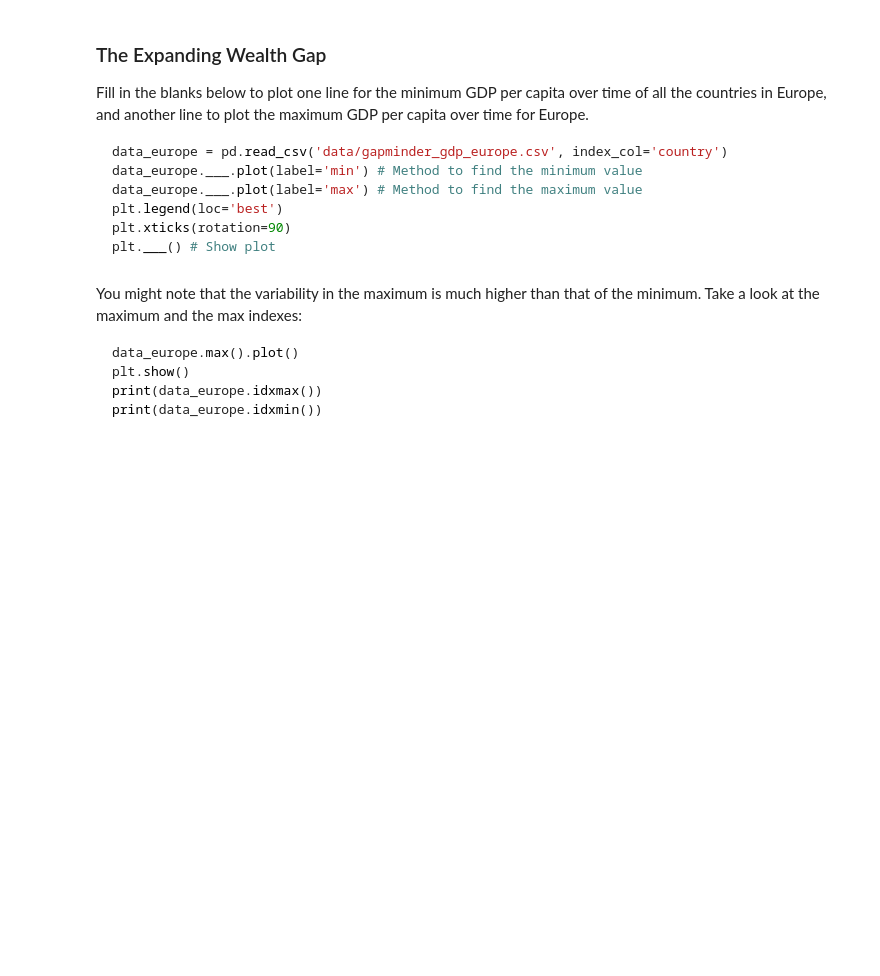
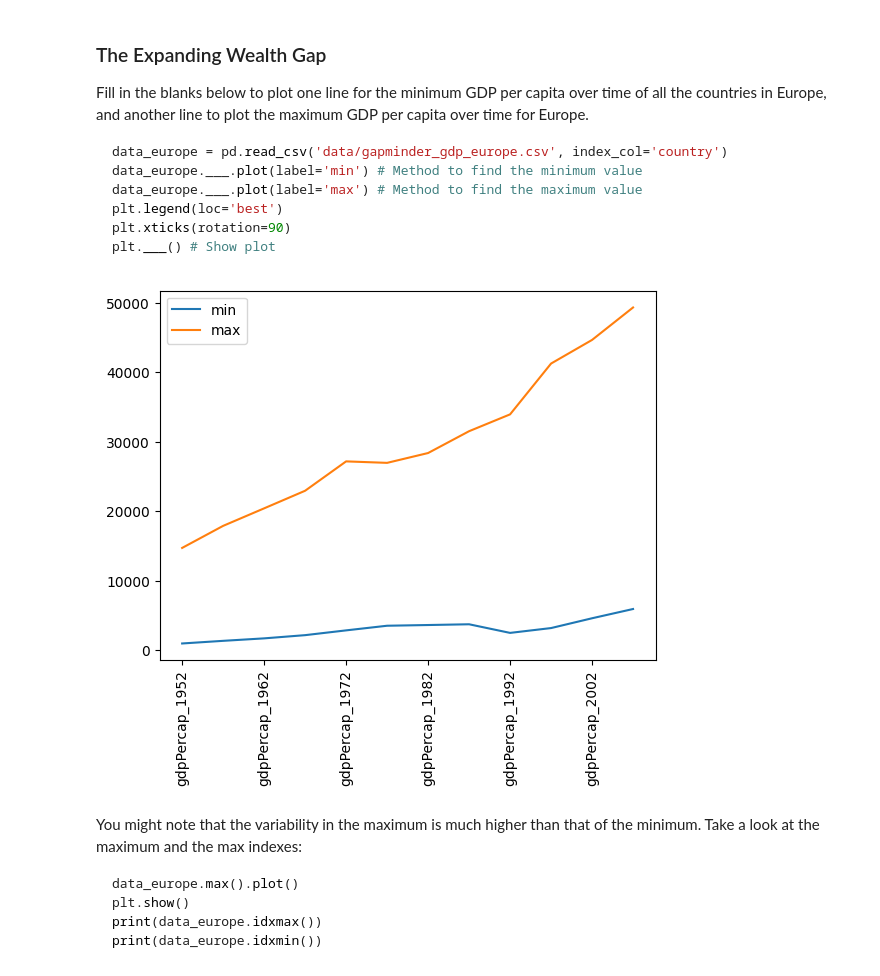
Before and after one commit to RakanABader/Visualizing-Data, a Jupyter notebook: 1 - plotting.ipynb, the cells around one changed output. Drawn from its saved outputs; the diff is of its cells as text; code cells hidden in the pictures; blank space fills up the shorter version.

```diff
--- a/1 - plotting.ipynb
+++ b/1 - plotting.ipynb
@@ -298,6 +323,15 @@ plt.legend(loc='best')
 plt.xticks(rotation=90)
 plt.___() # Show plot
 ~~~
+# %%
+data_europe = pd.read_csv('data/gapminder_gdp_europe.csv', index_col='country')
+data_europe.min().plot(label='min') # Method to find the minimum value
+data_europe.max().plot(label='max') # Method to find the maximum value
+plt.legend(loc='best')
+plt.xticks(rotation=90)
+plt.show() # Show plot
+# %% [output]
+[figure, added]
 # %% [markdown]
 You might note that the variability in the maximum is much higher than that of the minimum. Take a look at the maximum and the max indexes:
 
```
Also changed, not shown: parts of 11 cells of this notebook, 1 other file.
